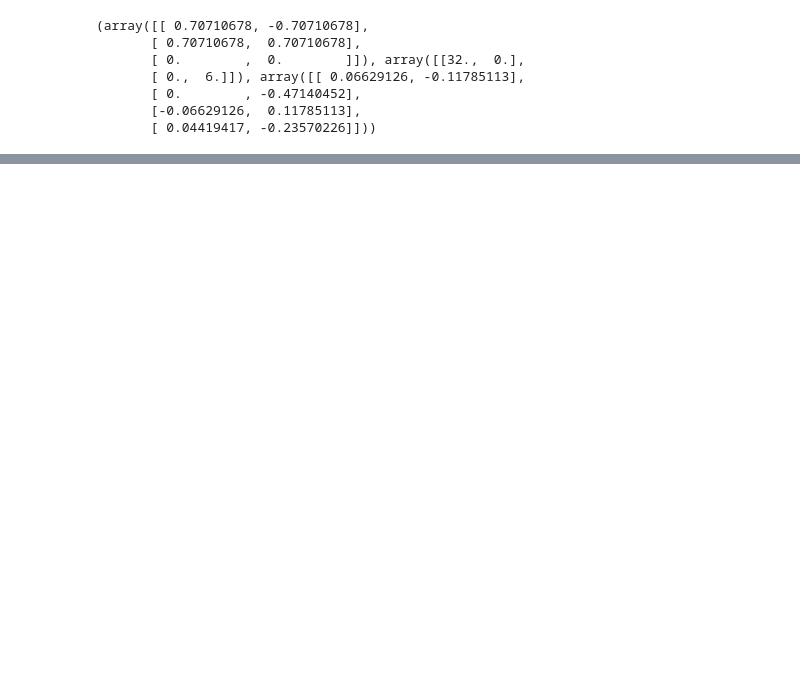
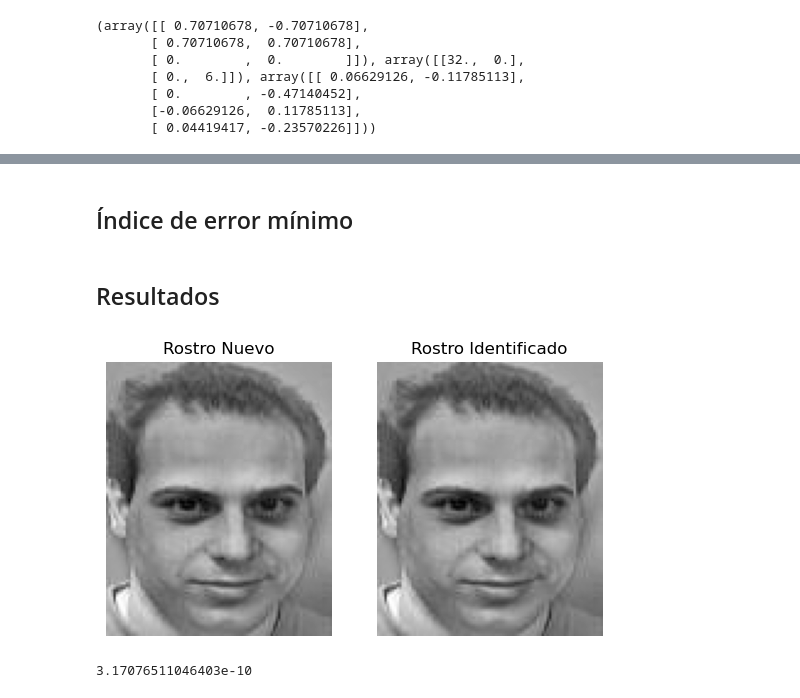
Before and after one commit to RodriguezCanoJP/LaboratorioANPI, a Jupyter notebook: svd_laboratorio.ipynb, the cells around one changed output, grey strips where cells are left out. Drawn from its saved outputs; the diff is of its cells as text; code cells hidden in the pictures; blank space fills up the shorter version.

```diff
--- a/svd_laboratorio.ipynb
+++ b/svd_laboratorio.ipynb
@@ -133 +109,3 @@ x = U.T@A
 # %%
+m = len(S)
+r = len((Sr > m * 2.2e-16 * Sr[0]))
@@ -147,0 +114,25 @@ array([[ 1.47702541e+03,  2.97430564e+03,  2.67197897e+03, ...,
+# %%
+x = U[:,:r].T@A
+# %%
+x_sample = U[:,:r].T@A[:,78].reshape(-1,1)
+# %% [markdown]
+## Índice de error mínimo
+# %%
+def best_coordinate(face_sample):
+    err = np.empty(m)
+    for i in range(m):
+        err[i]=np.linalg.norm(x_sample - x[:,i].reshape(-1,1))
+    return np.where(err == err.min())[0]
+# %% [markdown]
+## Resultados
+# %%
+plt.clf()
+plt.subplot(1,2,1)
+show_face(A[:,78])
+plt.title("Rostro Nuevo")
+plt.subplot(1,2,2)
+plt.title("Rostro Identificado")
+show_face(A[:,best_coordinate(x_sample)])
+plt.show()
+# %% [output]
+[figure, added]
@@ -147,0 +143,4 @@ array([[ 1.47702541e+03,  2.97430564e+03,  2.67197897e+03, ...,
+# %%
+epsilon_f
+# %% [output]
+3.17076511046403e-10
```
Also changed, not shown: parts of 15 cells of this notebook.
